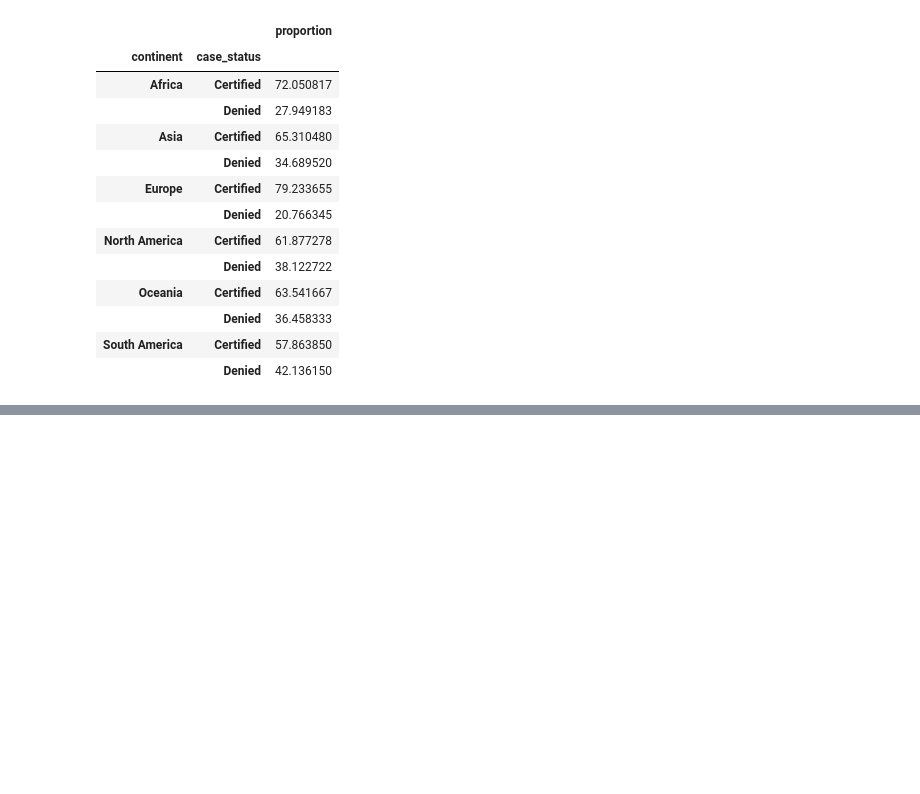
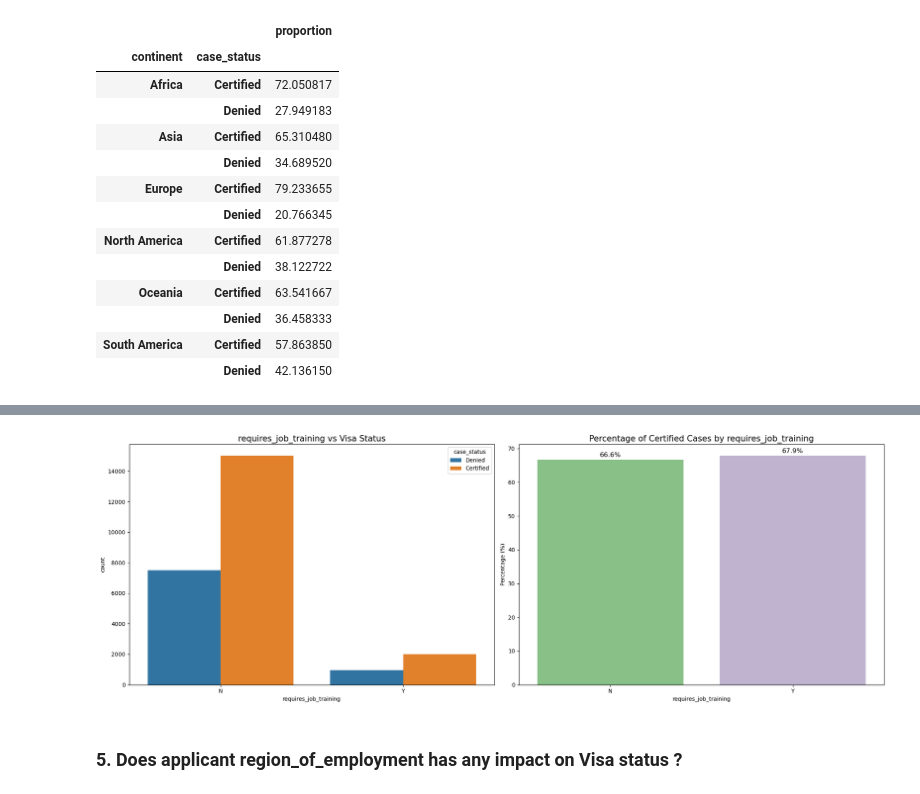
Before and after one commit to RanaSanga85/US-Visa-Approval-Prediction-MLOPs-Project, a Jupyter notebook: notebook/EDA.ipynb, the cells around one changed output, grey strips where cells are left out. Saved outputs shown, nothing was run; the diff lists cells and outputs as text; code cells hidden in the pictures; blank space fills up the shorter version.

```diff
--- a/notebook/EDA.ipynb
+++ b/notebook/EDA.ipynb
@@ -273,0 +347,25 @@ plt.show()
+# %%
+certified_percentage = 100 * df[df["case_status"] == 'Certified']['requires_job_training'].value_counts() / df['requires_job_training'].value_counts()
+fig, ax = plt.subplots(1, 2, figsize=(20, 7))
+
+# First subplot: Continent vs Visa Status (Countplot)
+sns.countplot(data=df, x="requires_job_training", hue="case_status", dodge=True, ax=ax[0])
+ax[0].set_title("requires_job_training vs Visa Status", fontsize=15, pad=5)
+
+# Second subplot: Percentage of Certified Cases
+bars = sns.barplot(x=certified_percentage.index, y=certified_percentage.values, ax=ax[1], palette='Accent')
+ax[1].set_title("Percentage of Certified Cases by requires_job_training", fontsize=15, pad=5)
+ax[1].set_ylabel("Percentage (%)")
+
+for bar in bars.patches:
+    percentage = bar.get_height()
+    bars.annotate(f'{percentage:.1f}%',
+                  (bar.get_x() + bar.get_width() / 2., bar.get_height()),
+                  ha='center', va='baseline', fontsize=12, color='black', xytext=(0, 5),
+                  textcoords='offset points')
+plt.tight_layout()
+plt.show()
+# %% [output]
+[figure, added]
+# %% [markdown]
+### 5. Does applicant region_of_employment has any impact on Visa status ?
```
Also changed, not shown: parts of 29 cells of this notebook.
